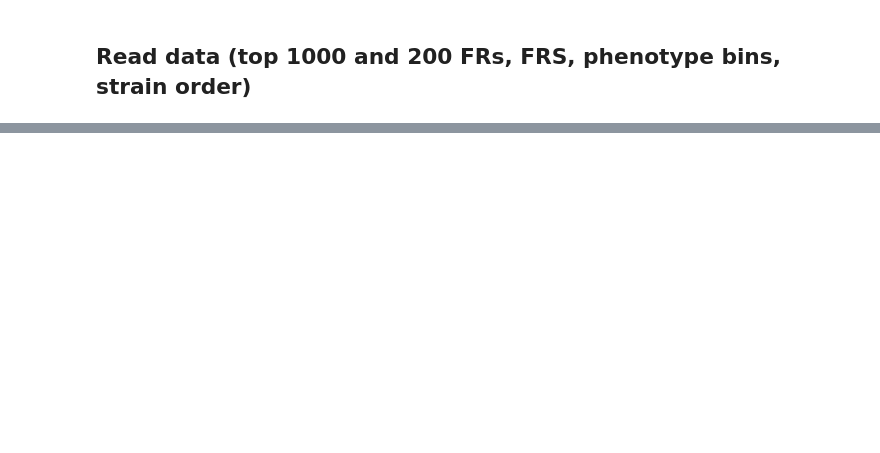
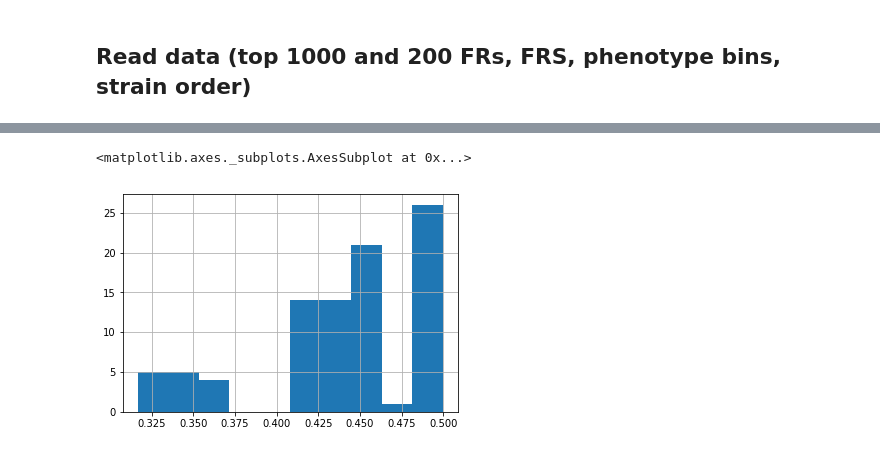
Before and after one commit to jeradhoy/550_Freq_Regions, a Jupyter notebook: Notebooks/cluster&Evaluate.ipynb, the cells around one changed output, grey strips where cells are left out. Drawn from its saved outputs; the diff is of its cells as text; code cells hidden in the pictures; blank space fills up the shorter version.

```diff
--- a/Notebooks/cluster&Evaluate.ipynb
+++ b/Notebooks/cluster&Evaluate.ipynb
@@ -73,0 +83,5 @@ results_df[results_df['NMI'] > 0.15]
+# %%
+results_df['Silhouette_Coef'].hist()
+# %% [output]
+<matplotlib.axes._subplots.AxesSubplot at 0x...>
+[figure, added]
```
Also changed, not shown: parts of 13 cells of this notebook.
